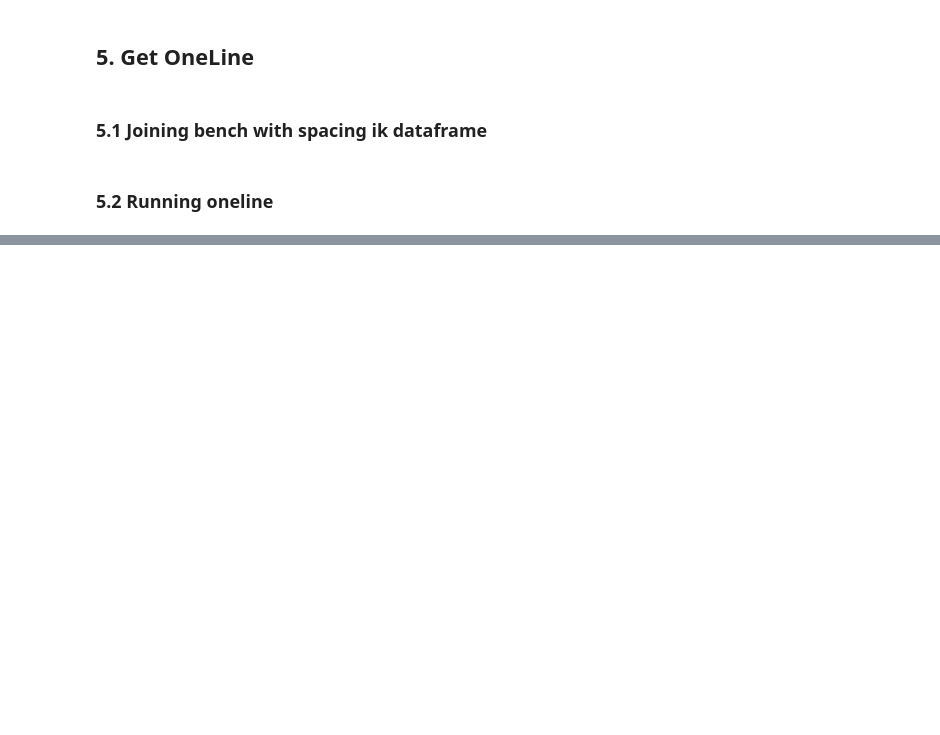
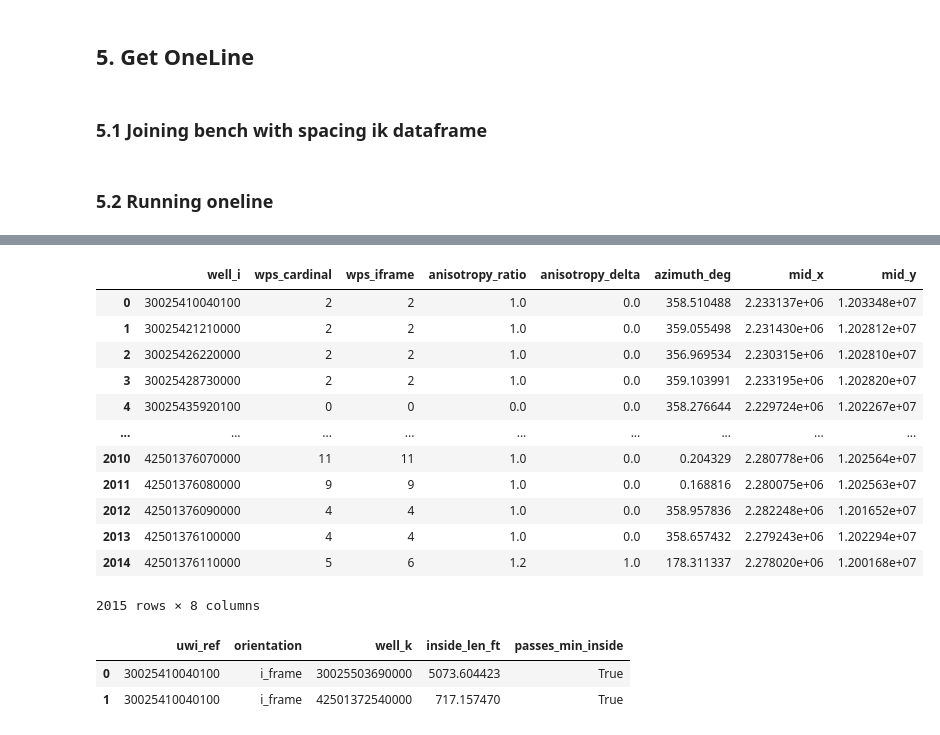
Before and after one commit to apoorvasaxena03/well-spacing-analyzer, a Jupyter notebook: notebooks/spacing_stat_ik_v1.ipynb, the cells around one changed output, grey strips where cells are left out. Drawn from its saved outputs; the diff is of its cells as text; code cells hidden in the pictures; blank space fills up the shorter version.

Commit message:
WPS
added floating WPS

```diff
--- a/notebooks/spacing_stat_ik_v1.ipynb
+++ b/notebooks/spacing_stat_ik_v1.ipynb
@@ -3116,0 +3875,23 @@ spacing_stats_ik.debug_pair_spacing(
+# %%
+# 1) Build the input frame in projected feet (UTM). One row per well:
+#    columns: uwi, heel_x, heel_y, toe_x, toe_y  (mid_x/mid_y/azimuth_deg optional)
+
+endpoints = ds_to_lateral_endpoints(df_utm_lateral)  # your x/y look like feet
+
+# 2) Initialize a 1×1 mile floating section with a 660-ft inside threshold
+wps = FloatingSectionWPS(
+    wells_df=endpoints,
+    box=BoxSpec(half_width_ft=2640, half_height_ft=2640),
+    min_inside_ft=660.0,
+)
+
+# 3) Per-well summary (cardinal + i_frame + anisotropy)
+summary_df = wps.summarize_per_well()
+
+# 4) Neighbors for a specific reference well (rotated box)
+neighbors_i = wps.count_for_reference("30025410040100", orientation="i_frame")
+
+# 5) Diagnostics
+# fig_map = wps.plot_map_for("30025410040100")
+# fig_polar = wps.plot_polar_azimuth_hist()
+# fig_bins = wps.plot_wps_by_azimuth_bins()
@@ -3116,0 +3909,22 @@ spacing_stats_ik.debug_pair_spacing(
+# %%
+summary_df
+# %% [output]
+|  | well_i | wps_cardinal | wps_iframe | anisotropy_ratio | anisotropy_delta | azimuth_deg | mid_x | mid_y |
+| 0 | 30025410040100 | 2 | 2 | 1.0 | 0.0 | 358.510488 | 2.233137e+06 | 1.203348e+07 |
+| 1 | 30025421210000 | 2 | 2 | 1.0 | 0.0 | 359.055498 | 2.231430e+06 | 1.202812e+07 |
+| 2 | 30025426220000 | 2 | 2 | 1.0 | 0.0 | 356.969534 | 2.230315e+06 | 1.202810e+07 |
+| 3 | 30025428730000 | 2 | 2 | 1.0 | 0.0 | 359.103991 | 2.233195e+06 | 1.202820e+07 |
+| 4 | 30025435920100 | 0 | 0 | 0.0 | 0.0 | 358.276644 | 2.229724e+06 | 1.202267e+07 |
+| ... | ... | ... | ... | ... | ... | ... | ... | ... |
+| 2010 | 42501376070000 | 11 | 11 | 1.0 | 0.0 | 0.204329 | 2.280778e+06 | 1.202564e+07 |
+| 2011 | 42501376080000 | 9 | 9 | 1.0 | 0.0 | 0.168816 | 2.280075e+06 | 1.202563e+07 |
+| 2012 | 42501376090000 | 4 | 4 | 1.0 | 0.0 | 358.957836 | 2.282248e+06 | 1.201652e+07 |
+| 2013 | 42501376100000 | 4 | 4 | 1.0 | 0.0 | 358.657432 | 2.279243e+06 | 1.202294e+07 |
+| 2014 | 42501376110000 | 5 | 6 | 1.2 | 1.0 | 178.311337 | 2.278020e+06 | 1.200168e+07 |
+2015 rows × 8 columns
+# %%
+neighbors_i
+# %% [output]
+|  | uwi_ref | orientation | well_k | inside_len_ft | passes_min_inside |
+| 0 | 30025410040100 | i_frame | 30025503690000 | 5073.604423 | True |
+| 1 | 30025410040100 | i_frame | 42501372540000 | 717.157470 | True |
```
Also changed, not shown: parts of 15 cells of this notebook, 1 other file.
